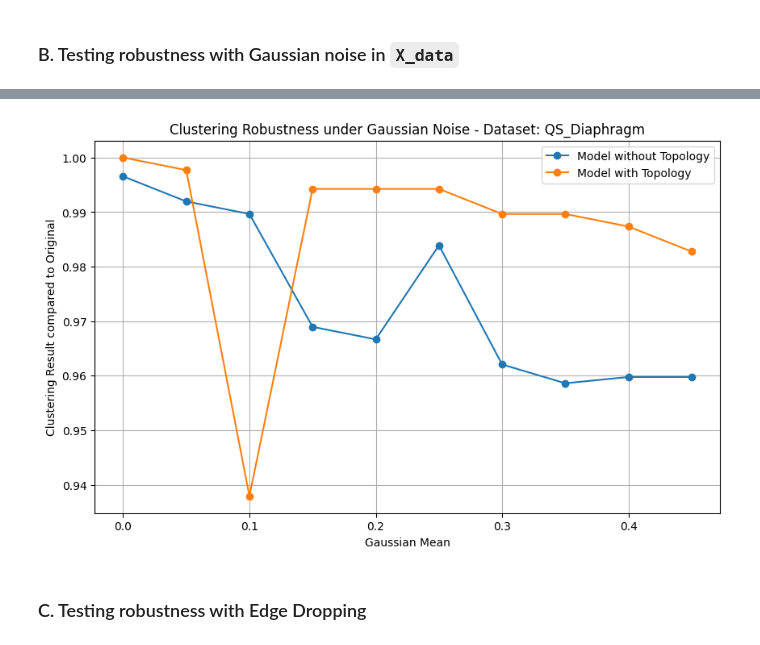
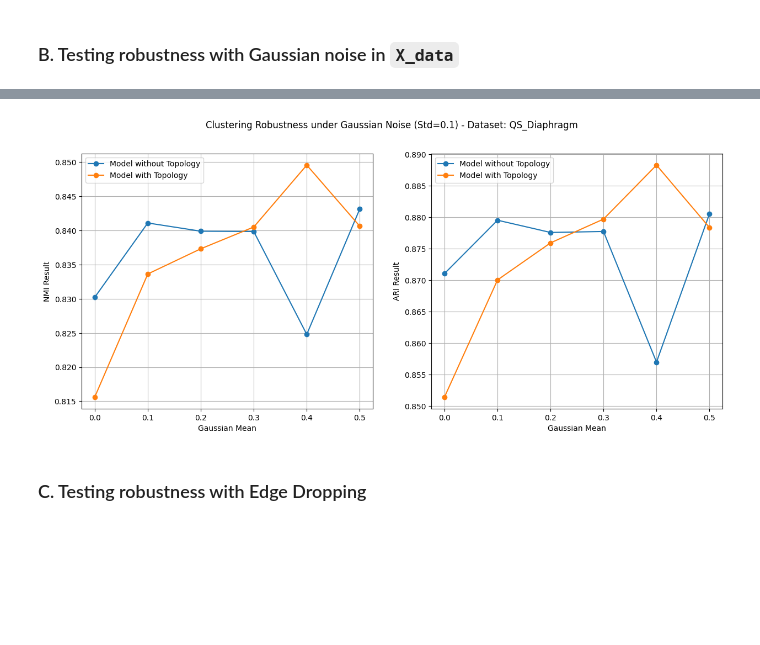
Before and after one commit to trungtranquoc/Topology-Contrastive-Learning-for-scRNA-seq-Clustering, a Jupyter notebook: experimental_notebooks/scagcl-topology.ipynb, the cells around one changed output, grey strips where cells are left out. Drawn from its saved outputs; the diff is of its cells as text; code cells hidden in the pictures; blank space fills up the shorter version.

```diff
--- a/experimental_notebooks/scagcl-topology.ipynb
+++ b/experimental_notebooks/scagcl-topology.ipynb
@@ -30,11 +30,12 @@ device = torch.device('cuda' if torch.cuda.is_available() else 'cpu')
 # Max dimension for topological features (0 for connected components, 1 for loops)
 MAX_TOPOLOGY_DIM = 1
 
-BASE_DIR = '../data'
+BASE_DIR = '../../data'
 dataset = 'QS_Diaphragm'
 
-num_epochs = 500
-topology_epochs = 250
+num_epochs = 5
+topology_epochs = 2
+TOPO_WEIGHT = 2000
 # %% [markdown]
 # 1. Module Code
 # %% [markdown]
@@ -540,15 +541,15 @@ warnings.filterwarnings("ignore")
 torch.manual_seed(RANDOM_SEED)
 random.seed(RANDOM_SEED)
 np.random.seed(RANDOM_SEED)
-topo_loss_weight = 2000
+
+
+X, Y = load_h5_data1(f"{BASE_DIR}/{dataset}.h5")
+NUM_CLUSTERS = len(set(Y))
+
 
 data_list =  []
 scores_1 = []
 scores_2 = []
-
-
-X, Y = load_h5_data1(f"{BASE_DIR}/{dataset}.h5")
-NUM_CLUSTERS = len(set(Y))
 
 # Read input data
 data = Data(x=torch.from_numpy(X))
@@ -573,7 +574,7 @@ optimizer = torch.optim.Adam(model_2.parameters(), lr=learning_rate, weight_deca
 Train(model_2, data, cellGraph, device, num_epochs - topology_epochs, lam, alpha, beta, num_itersAdv, optimizer,
         edge_r1, edge_r2, feature_r1, feature_r2, subgraph_size, topo_loss_weight=0, zinb_loss_weight=0)
 Train(model_2, data, cellGraph, device, topology_epochs, lam, alpha, beta, num_itersAdv, optimizer,
-        edge_r1, edge_r2, feature_r1, feature_r2, subgraph_size, topo_loss_weight=topo_loss_weight, zinb_loss_weight=0)
+        edge_r1, edge_r2, feature_r1, feature_r2, subgraph_size, topo_loss_weight=TOPO_WEIGHT, zinb_loss_weight=0)
 
 model_2.eval()
 with torch.no_grad():
@@ -713,33 +748,51 @@ Dropout Noise Level: 0.45 | Model 1 perturbation: 0.9828 | Model 2 perturbation:
 from utils.perturbation import gaussian_noise_event
 
 # Testing with dropout_event first
-gaussian_mean = np.arange(0, 0.5, 0.05)
+STD_GAUSSIAN = 0.1
+gaussian_mean = np.arange(0, 0.55, 0.1)
 
-acc_scores_1 = []
-acc_scores_2 = []
+nmi_scores_1 = []
+nmi_scores_2 = []
+ari_scores_1 = []
+ari_scores_2 = []
 
 for mean in gaussian_mean:
-    x_noisy = gaussian_noise_event(x_data, mean, std=0.1)
-    data = Data(x=torch.from_numpy(X))
+    x_noisy = gaussian_noise_event(x_data, mean, std=STD_GAUSSIAN)
+    data = Data(x=torch.from_numpy(X), y=torch.tensor(Y, dtype=torch.int64))
     cellGraph=GraphConstruction(data, X, NUM_CLUSTERS)
     adj_graph_clone = edge2adj(x_data, data.edge_index)
 
-    embedding_1 = torch.from_numpy(get_embeddings(model_1, x_noisy, adj_graph_clone)).to(device)
-    embedding_2 = torch.from_numpy(get_embeddings(model_2, x_noisy, adj_graph_clone)).to(device)
+    nmi_1, ari_1 = train_model(data, cellGraph, use_topo=False)
+    nmi_2, ari_2 = train_model(data, cellGraph, use_topo=True)
 
-    acc_scores_1.append(noise_evaluation(embedding_1, baseline_embedding_1, NUM_CLUSTERS))
-    acc_scores_2.append(noise_evaluation(embedding_2, baseline_embedding_2, NUM_CLUSTERS))
-    print(f"Dropout Noise Level: {mean:.2f} | Model 1 perturbation: {acc_scores_1[-1]:.4f} | Model 2 perturbation: {acc_scores_2[-1]:.4f}")
+    print(f"Gaussian Noise Mean: {mean:.2f} | Model 1 NMI: {nmi_1:.4f} | Model 1 ARI: {ari_1:.4f} | Model 2 NMI: {nmi_2:.4f} | Model 2 ARI: {ari_2:.4f}")
 
-plt.figure(figsize=(10, 6))
-plt.plot(gaussian_mean, acc_scores_1, marker='o', label='Model without Topology')
-plt.plot(gaussian_mean, acc_scores_2, marker='o', label='Model with Topology')
+    nmi_scores_1.append(nmi_1)
+    nmi_scores_2.append(nmi_2)
+    ari_scores_1.append(ari_1)
+    ari_scores_2.append(ari_2)
+
+import matplotlib.pyplot as plt
+
+plt.figure(figsize=(15, 6))
+
+plt.subplot(1, 2, 1)
+plt.plot(gaussian_mean, nmi_scores_1, marker='o', label='Model without Topology')
+plt.plot(gaussian_mean, nmi_scores_2, marker='o', label='Model with Topology')
 plt.xlabel('Gaussian Mean')
-plt.ylabel('Clustering Result compared to Original')
-
-plt.title(f'Clustering Robustness under Gaussian Noise - Dataset: {dataset}')
+plt.ylabel('NMI Result')
 plt.legend()
 plt.grid()
+
+plt.subplot(1, 2, 2)
+plt.plot(gaussian_mean, ari_scores_1, marker='o', label='Model without Topology')
+plt.plot(gaussian_mean, ari_scores_2, marker='o', label='Model with Topology')
+plt.xlabel('Gaussian Mean')
+plt.ylabel('ARI Result')
+plt.legend()
+plt.grid()
+
+plt.suptitle(f'Clustering Robustness under Gaussian Noise (Std={STD_GAUSSIAN}) - Dataset: {dataset}')
 plt.show()
 # %% [output]
 Building a Graph with 870 nodes and 9577 edges
@@ -762,4 +815,4 @@ Dropout Noise Level: 0.45 | Model 1 perturbation: 0.9598 | Model 2 perturbation:
-[figure, old version]
+[figure, new version]
 # %% [markdown]
 ### C. Testing robustness with Edge Dropping
 # %%
```
Also changed, not shown: parts of 6 cells of this notebook, 5 other files.
